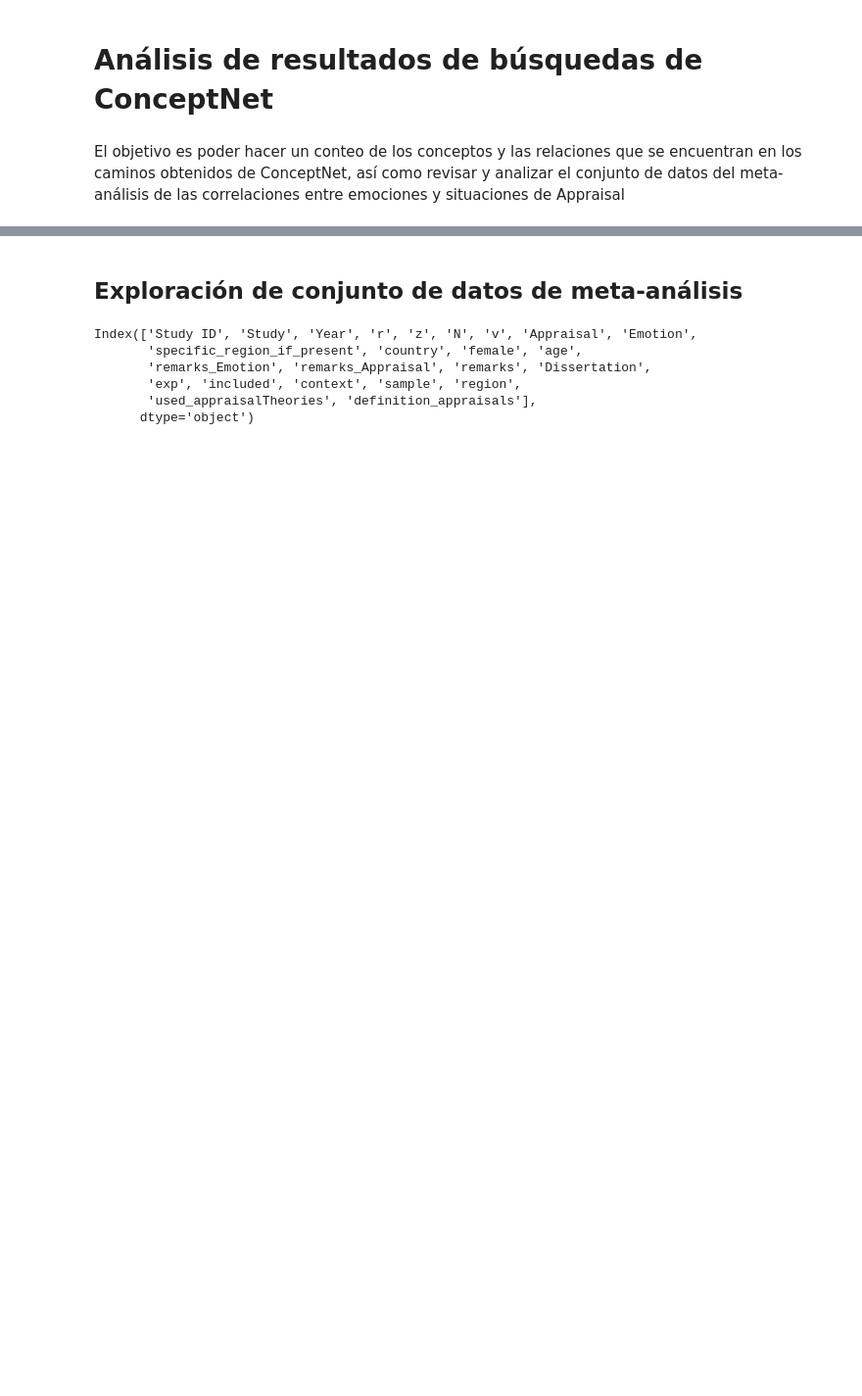
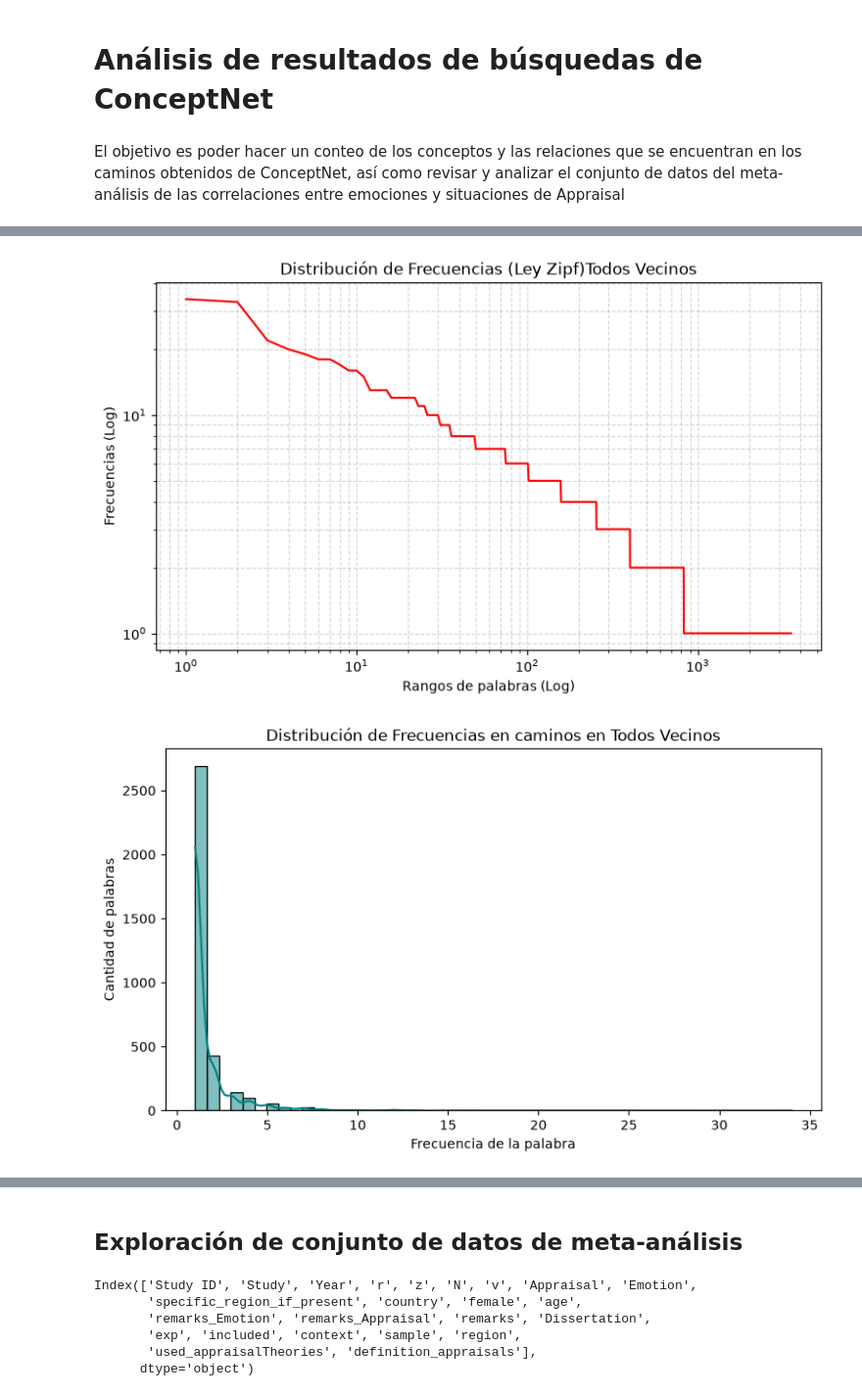
Before and after one commit to matogperez/Proyecto_de_maestr-a, a Jupyter notebook: ConceptNet/analysis.ipynb, the cells around one changed output, grey strips where cells are left out. Shown at 98% size. Drawn from its saved outputs; the diff is of its cells as text; code cells hidden in the pictures; blank space fills up the shorter version.

```diff
--- a/ConceptNet/analysis.ipynb
+++ b/ConceptNet/analysis.ipynb
@@ -108,0 +330,2 @@ guardar(conteos_relaciones_b, nombre_relaciones_b)
+# %%
+caminos_candidatos_puentes = recuperaCaminos(caminosCompletos=caminosFaT, candidatos=pCandidatas)
@@ -108,0 +334,2 @@ guardar(conteos_relaciones_b, nombre_relaciones_b)
+# %%
+caminos_candidatos_puentes= eliminaRepeticion(caminos=caminos_candidatos_puentes)
@@ -108,0 +382,15 @@ guardar(conteos_relaciones_b, nombre_relaciones_b)
+# %%
+vecinos_todos_top50, vecinos_izquierda_top50, vecinos_derecha_top50, relacion_izquierda_top50, relacion_derecha_top50 = getVecions(
+    caminos= caminos_candidatos_puentes, candidatas= pCandidatas
+)
+# %%
+conteoVecions = Counter(vecinos_todos_top50)
+conteoVecionsIzquierda = Counter(vecinos_izquierda_top50)
+conteoVecionsDerecha = Counter(vecinos_derecha_top50)
+conteoRelacionesIzquierda = Counter(relacion_izquierda_top50)
+conteoRelacionesDerecha = Counter(relacion_derecha_top50)
+# %%
+top10VecinosTodos = graficador(datos = conteoVecions, idioma= 'Todos Vecinos', top_n=10)
+# %% [output]
+[figure, added]
+[figure, added]
```
Also changed, not shown: parts of 35 cells of this notebook, 1 other file.
